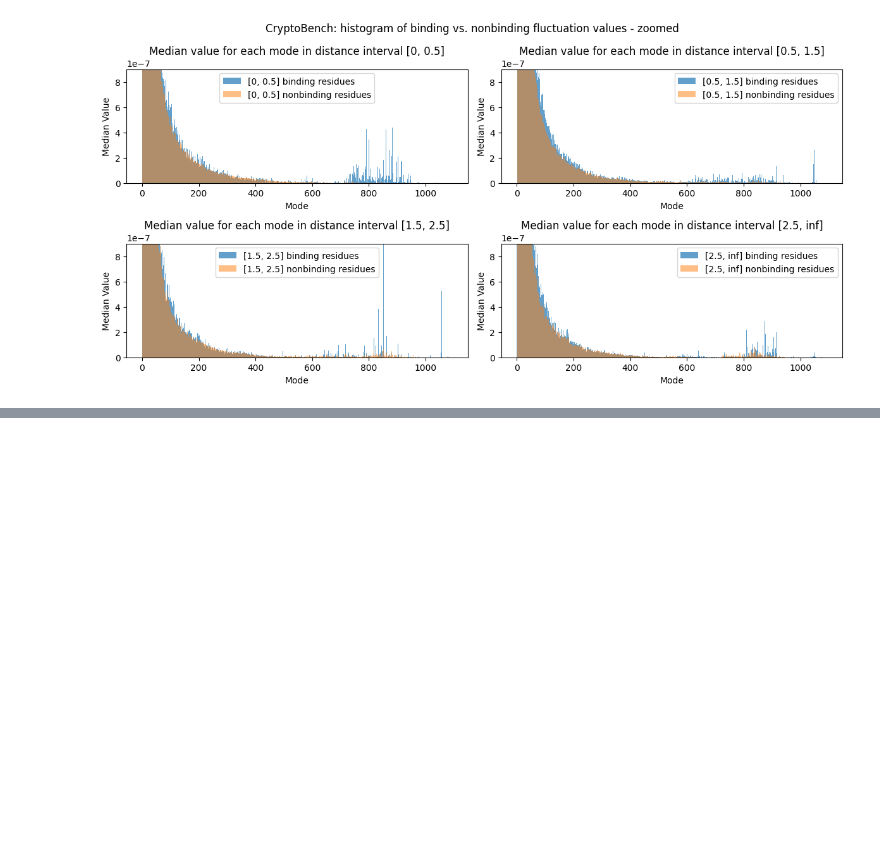
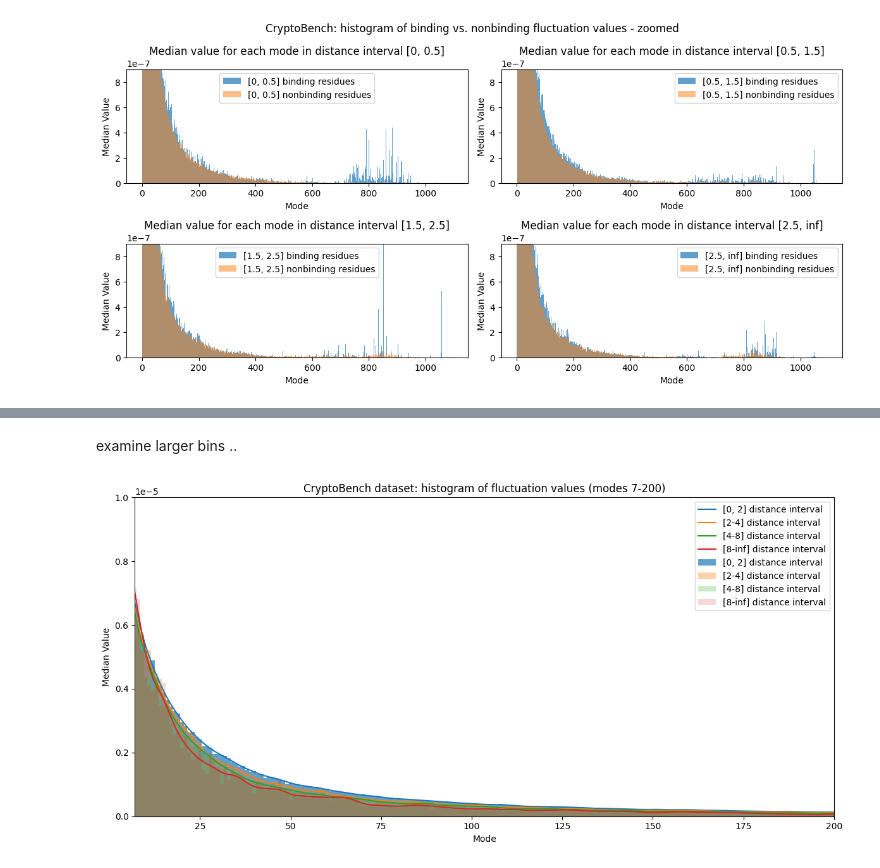
Before and after one commit to skrhakv/pocket-movement-analysis, a Jupyter notebook: src/feature-analysis/residue-distances/analysis.ipynb, the cells around one changed output, grey strips where cells are left out. Cells and saved outputs as stored; diff of their text form; code cells hidden in the pictures; blank space fills up the shorter version.

```diff
--- a/src/feature-analysis/residue-distances/analysis.ipynb
+++ b/src/feature-analysis/residue-distances/analysis.ipynb
@@ -337,0 +352,11 @@ print_combined_barcharts(binding_binned_fluctuation_by_distance, nonbinding_binn
+# %% [markdown]
+examine larger bins ..
+# %%
+bins = [0, 2, 4, 8, np.inf]
+labels = ['[0, 2]', '[2-4]', '[4-8]', '[8-inf]']
+dataset = 'cryptobench-dataset'
+
+binned_fluctuation_by_distance_cryptobench = load_dataset_and_pick_median(dataset, bins, labels)
+combine_barcharts_over_distances(binned_fluctuation_by_distance_cryptobench, title='CryptoBench dataset: histogram of fluctuation values (modes 7-200)', ylim=1e-05, xlim=(7,200))
+# %% [output]
+[figure, added]
```
Also changed, not shown: parts of 7 cells of this notebook, 4 other files.
